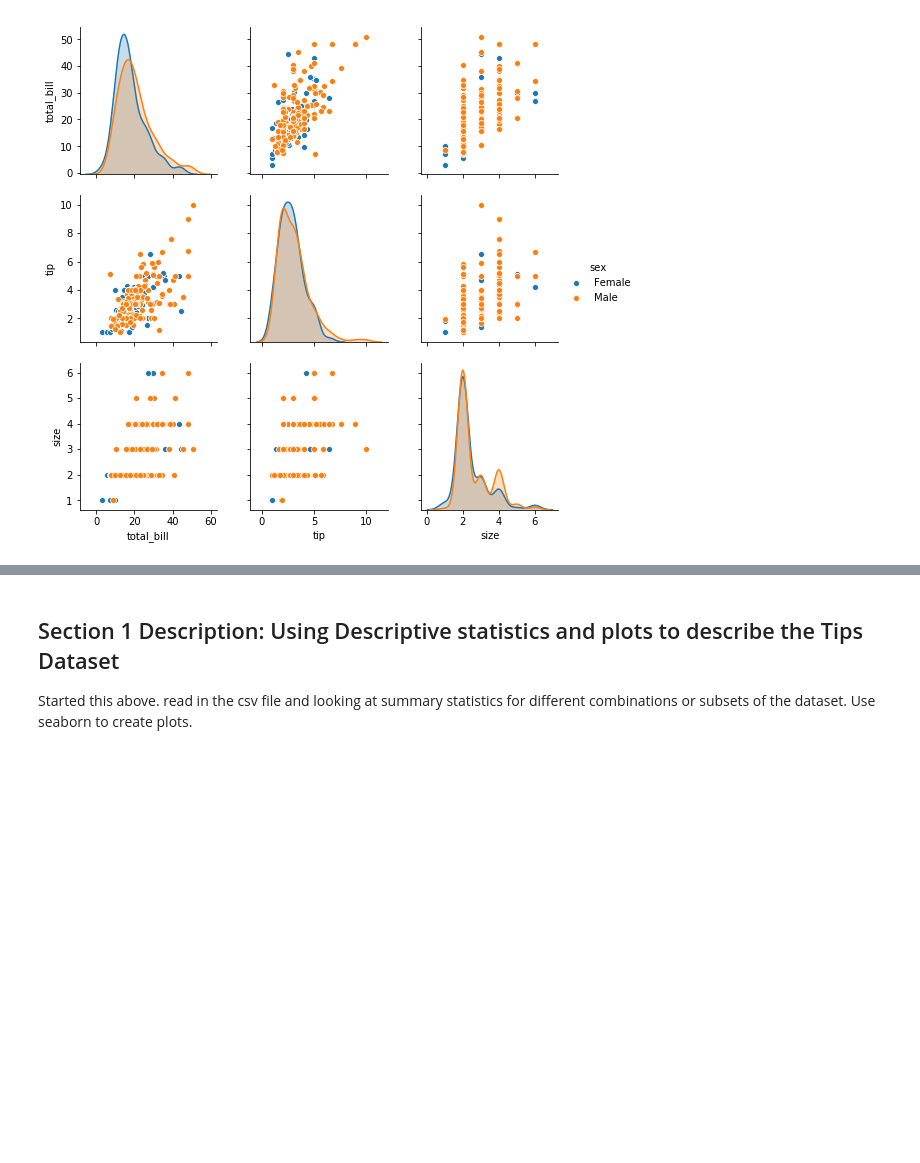
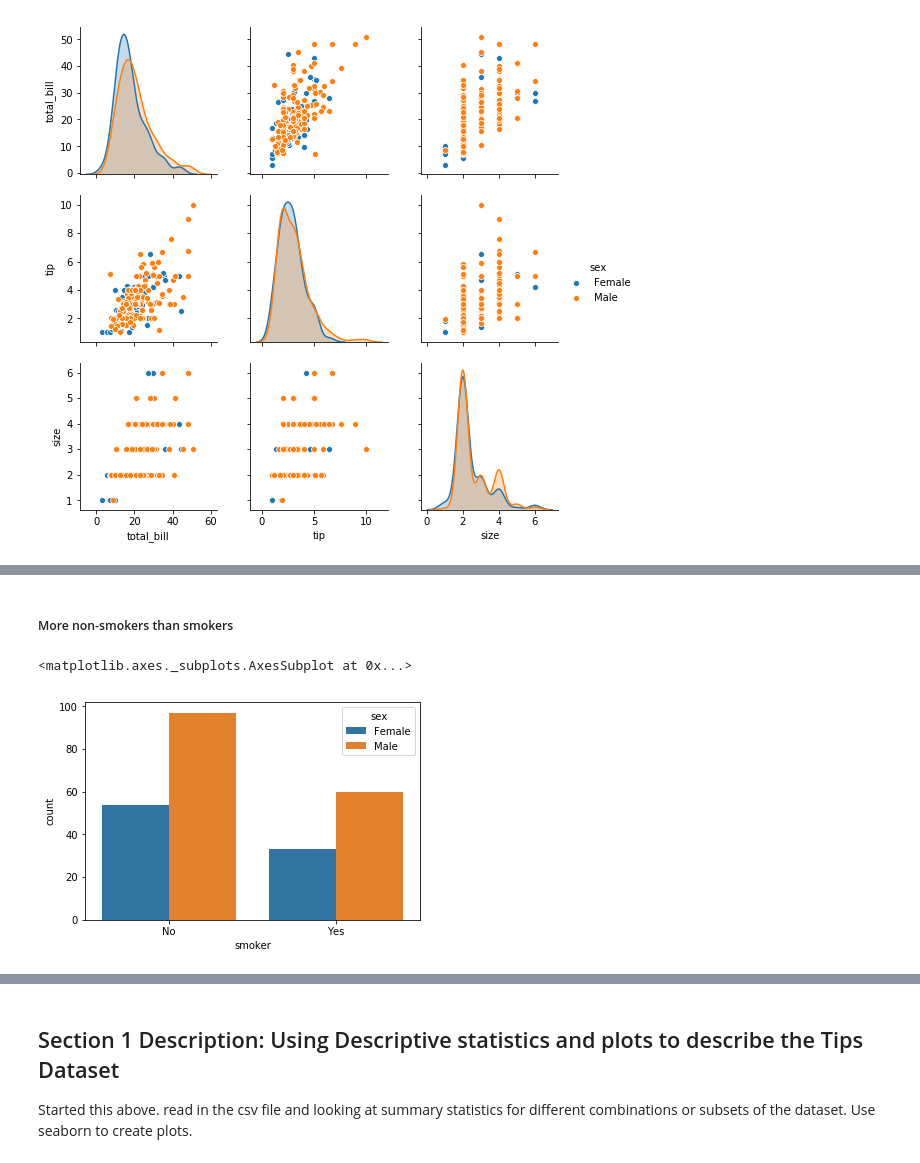
Before and after one commit to angela1C/Fundamentals-of-Data-Analysis-Project-2019, a Jupyter notebook: tips-project.ipynb, the cells around one changed output, grey strips where cells are left out. Saved outputs shown, nothing was run; the diff lists cells and outputs as text; code cells hidden in the pictures; blank space fills up the shorter version.

```diff
--- a/tips-project.ipynb
+++ b/tips-project.ipynb
@@ -444,0 +448,7 @@ NameError: name 'sns' is not defined
+# %% [markdown]
+##### More non-smokers than smokers
+# %%
+sns.countplot("smoker",  data =df, hue ="sex")
+# %% [output]
+<matplotlib.axes._subplots.AxesSubplot at 0x...>
+[figure, added]
```
Also changed, not shown: parts of 53 cells of this notebook.
